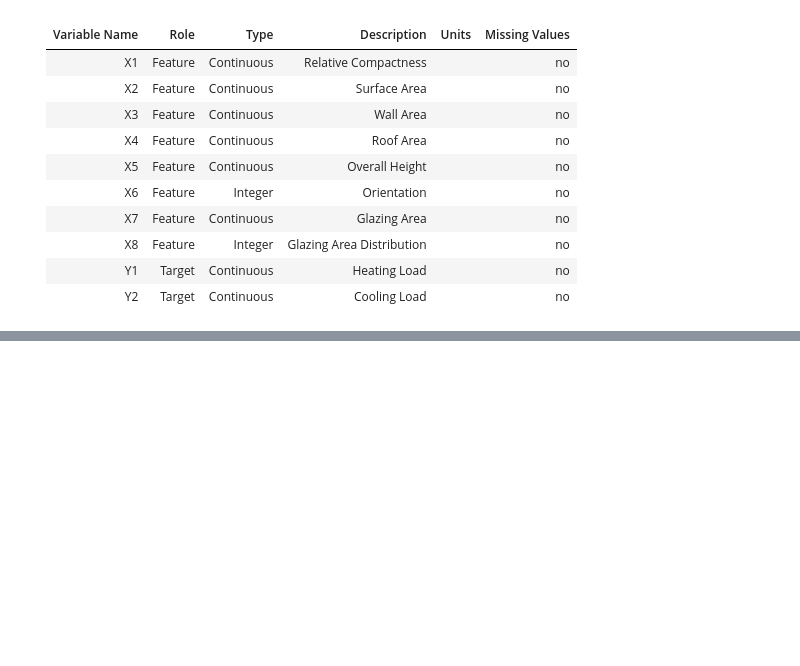
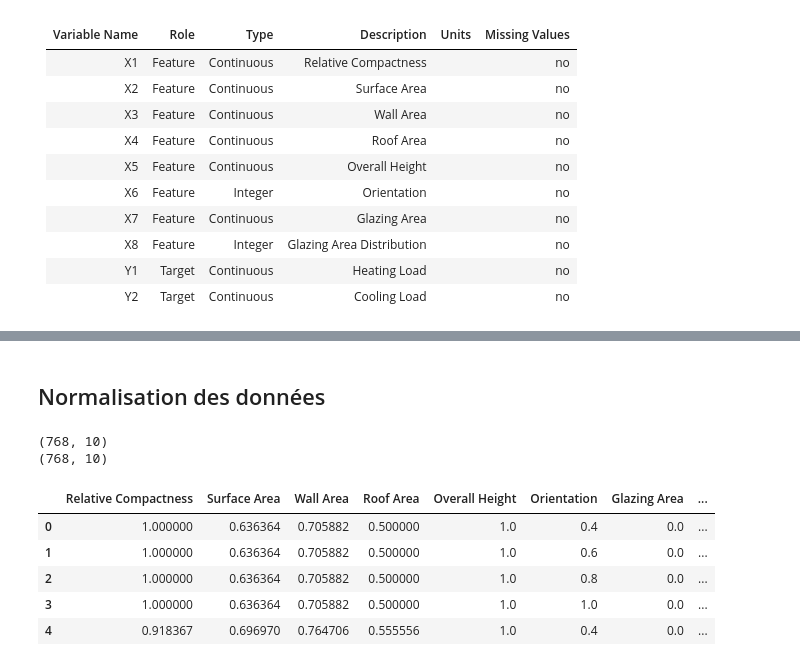
Before and after one commit to P-Pix/data-science-portfolio, a Jupyter notebook: 03_Prediction_consommation_batiments/code/predict_conso.ipynb, the cells around one changed output, grey strips where cells are left out. Drawn from its saved outputs; the diff is of its cells as text; code cells hidden in the pictures; blank space fills up the shorter version.

```diff
--- a/03_Prediction_consommation_batiments/code/predict_conso.ipynb
+++ b/03_Prediction_consommation_batiments/code/predict_conso.ipynb
@@ -42,0 +124,22 @@ Index(['X1', 'X2', 'X3', 'X4', 'X5', 'X6', 'X7', 'X8', 'Y1', 'Y2'], dtype='objec
+# %% [markdown]
+## Normalisation des données
+# %%
+NORMALIZE = DATA.copy()
+print(NORMALIZE.shape)
+
+for col in NORMALIZE.columns:
+    NORMALIZE[col] = NORMALIZE[col].astype(float)
+    NORMALIZE[col] = NORMALIZE[col].dropna()
+    NORMALIZE[col] /= NORMALIZE[col].max()
+
+print(NORMALIZE.shape)
+NORMALIZE.head()
+# %% [output]
+(768, 10)
+(768, 10)
+|  | Relative Compactness | Surface Area | Wall Area | Roof Area | Overall Height | Orientation | Glazing Area | ... |
+| 0 | 1.000000 | 0.636364 | 0.705882 | 0.500000 | 1.0 | 0.4 | 0.0 | ... |
+| 1 | 1.000000 | 0.636364 | 0.705882 | 0.500000 | 1.0 | 0.6 | 0.0 | ... |
+| 2 | 1.000000 | 0.636364 | 0.705882 | 0.500000 | 1.0 | 0.8 | 0.0 | ... |
+| 3 | 1.000000 | 0.636364 | 0.705882 | 0.500000 | 1.0 | 1.0 | 0.0 | ... |
+| 4 | 0.918367 | 0.696970 | 0.764706 | 0.555556 | 1.0 | 0.4 | 0.0 | ... |
```
Also changed, not shown: parts of 9 cells of this notebook, 11 other files.
